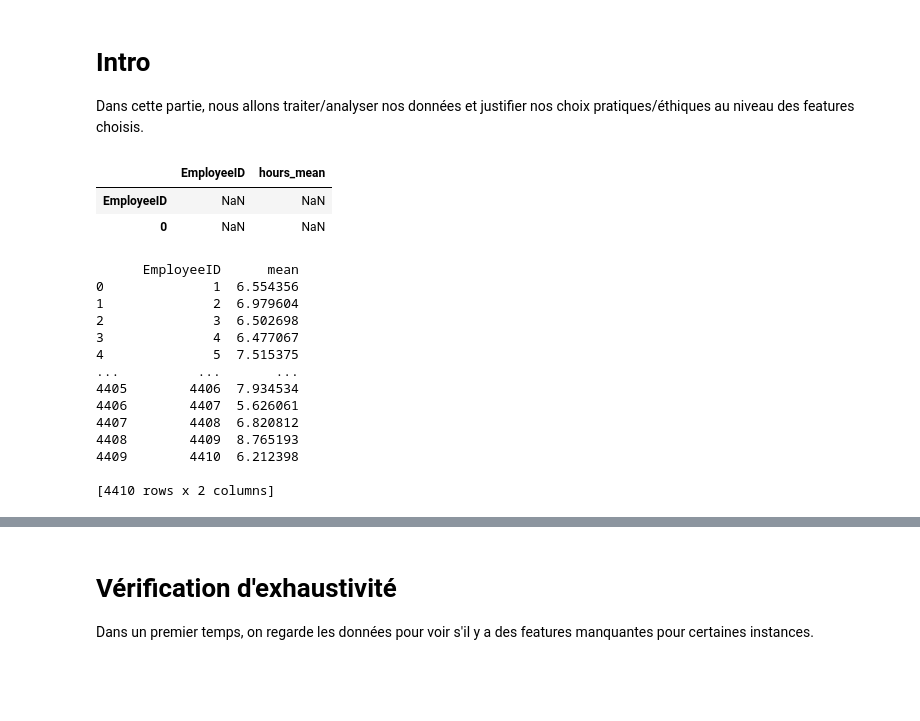
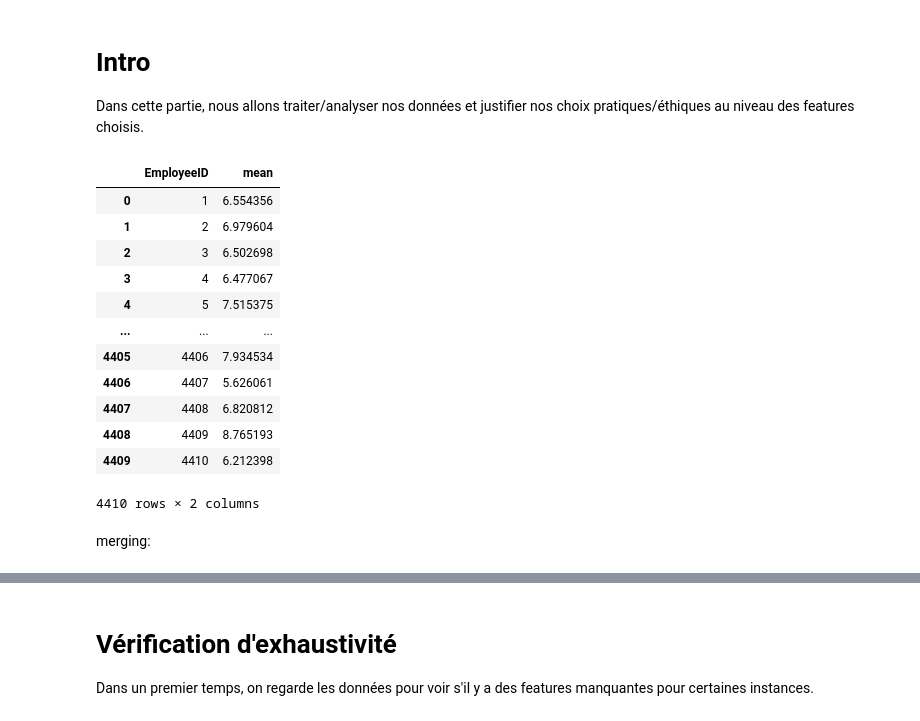
Before and after one commit to R1leMargoulin/Projet_ML_Human4You, a Jupyter notebook: Data_analysis.ipynb, the cells around one changed output, grey strips where cells are left out. Drawn from its saved outputs; the diff is of its cells as text; code cells hidden in the pictures; blank space fills up the shorter version.

Commit message:
rename column

```diff
--- a/Data_analysis.ipynb
+++ b/Data_analysis.ipynb
@@ -19,7 +19,7 @@ out_time_data_path = "datas/out_time.csv"
 in_time_data = pd.read_csv(in_time_data_path)
 out_time_data = pd.read_csv(out_time_data_path)
 
-datas_raw = [0]*3
+datas_raw = [0]*4
 
 datas_raw[0] = pd.read_csv(employee_survey_data_path)
 datas_raw[1] = pd.read_csv(general_data_path)
@@ -33,52 +33,46 @@ def merge_datas(datas):
     for i in range(len(datas)-1):
         merged_datas = pd.merge(merged_datas, datas[i+1], on='EmployeeID', how='inner')
     return merged_datas
-
-datas = merge_datas(datas_raw)
-datas
-# %% [output]
-|  | EmployeeID | hours_mean |
-| EmployeeID | NaN | NaN |
-| 0 | NaN | NaN |
 # %%
 def to_datetime(strdate):
     if type(strdate) == str:
         return datetime.strptime(strdate, "%Y-%m-%d %H:%M:%S").timestamp()
     else:
         return 0
 
 
 
 def get_working_time(in_time_data, out_time_data):
     out_time_df = (
         out_time_data
         .iloc[:,1:]
         .applymap(lambda x: to_datetime(x))
     )
     in_time_df = (
         in_time_data
         .iloc[:,1:]
         .applymap(lambda x: to_datetime(x))
     )
     hours_per_day = out_time_df - in_time_df
-    in_time_data["mean"] = hours_per_day.mean(axis = 1)/3600
+    in_time_data["mean_working_hours"] = hours_per_day.mean(axis = 1)/3600
     return in_time_data[["EmployeeID", "mean"]]
 
-daily_hours_df = get_working_time(in_time_data, out_time_data)
+datas_raw[3] = get_working_time(in_time_data, out_time_data)
 
-daily_hours_df
+datas_raw[3]
 # %% [output]
+|  | EmployeeID | mean |
+| 0 | 1 | 6.554356 |
+| 1 | 2 | 6.979604 |
+| 2 | 3 | 6.502698 |
+| 3 | 4 | 6.477067 |
+| 4 | 5 | 7.515375 |
+| ... | ... | ... |
+| 4405 | 4406 | 7.934534 |
+| 4406 | 4407 | 5.626061 |
+| 4407 | 4408 | 6.820812 |
+| 4408 | 4409 | 8.765193 |
+| 4409 | 4410 | 6.212398 |
-      EmployeeID      mean
-0              1  6.554356
-1              2  6.979604
-2              3  6.502698
-3              4  6.477067
-4              5  7.515375
-...          ...       ...
-4405        4406  7.934534
-4406        4407  5.626061
-4407        4408  6.820812
-4408        4409  8.765193
-4409        4410  6.212398
-
-[4410 rows x 2 columns]
+4410 rows × 2 columns
+# %% [markdown]
+merging:
```
Also changed, not shown: parts of 1 cell of this notebook.
